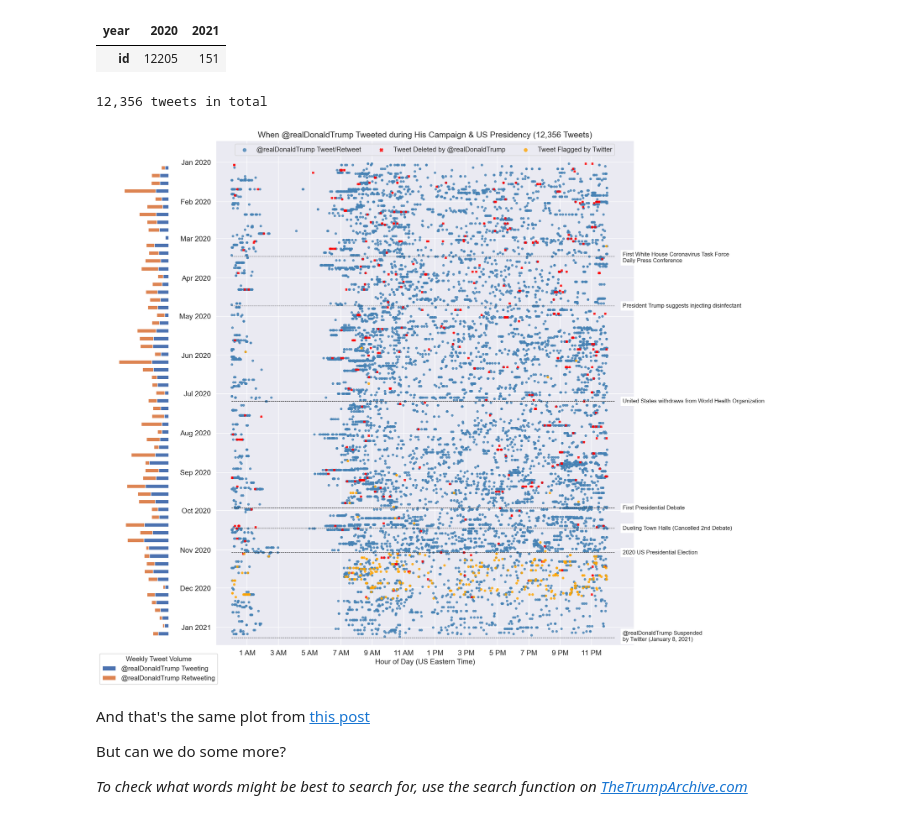
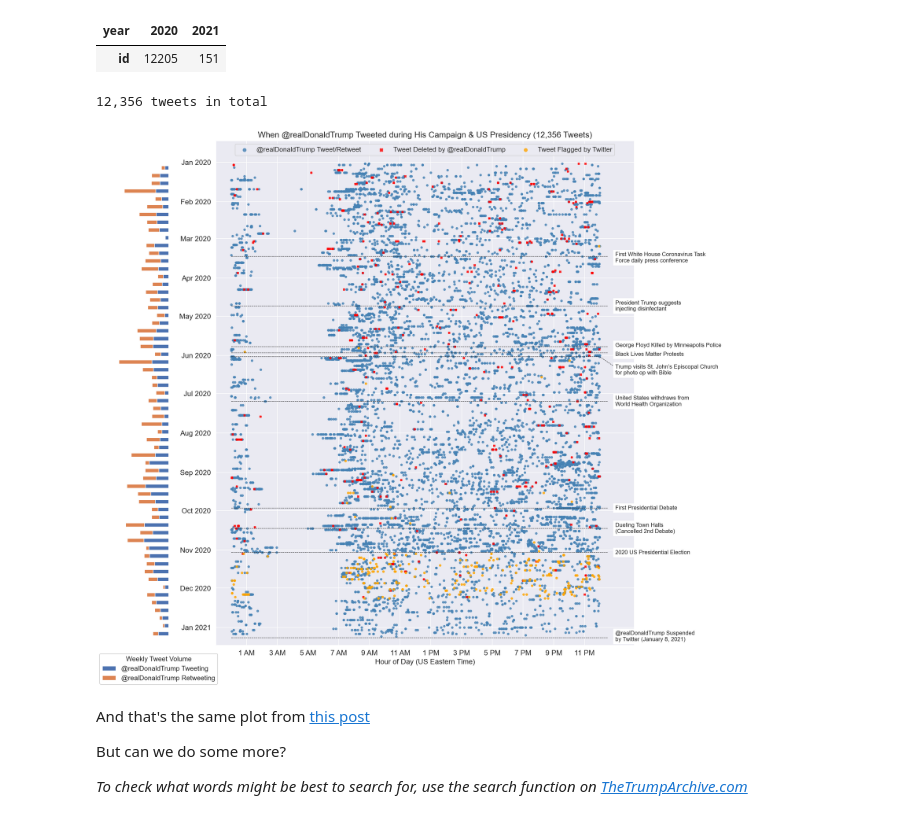
Before and after one commit to Project-EPIC/post-mortem-rdt, a Jupyter notebook: Plotting @realDonaldTrump's Tweets-2020.ipynb, the cells around one changed output. Saved outputs shown, nothing was run; the diff lists cells and outputs as text; code cells hidden in the pictures.

```diff
--- a/Plotting @realDonaldTrump's Tweets-2020.ipynb
+++ b/Plotting @realDonaldTrump's Tweets-2020.ipynb
@@ -117,28 +117,50 @@ def first_debate_2020(ax):
 
 def dueling_town_halls(ax):
     ax.text(y=date(2020,10,15), x=datetime(2000,1,2,1,0,0), va='center', backgroundcolor='white',
-            s="Dueling Town Halls (Cancelled 2nd Debate)", fontsize=11)
+            s="Dueling Town Halls\n(Cancelled 2nd Debate)", fontsize=11)
     ax.hlines( y    = date(2020,10,15), color= 'k', linestyle="--", linewidth=0.75,
                xmin = datetime(2000,1,1, 0, 0, 0), xmax = datetime(2000,1,2,0,30,0))
 
 def first_task_force_presser(ax):
     ax.text(y=date(2020,3,16), x=datetime(2000,1,2,1,0,0), va='center', backgroundcolor='white',
-            s="First White House Coronavirus Task Force\nDaily Press Conference", fontsize=11)
+            s="First White House Coronavirus Task\nForce daily press conference", fontsize=11)
     ax.hlines( y    = date(2020,3,15), color= 'k', linestyle="--", linewidth=0.75,
                xmin = datetime(2000,1,1, 0, 0, 0), xmax = datetime(2000,1,2,0,30,0))
 
 def bleach_comment(ax):
     ax.text(y=date(2020,4,23), x=datetime(2000,1,2,1,0,0), va='center', backgroundcolor='white',
-            s="President Trump suggests injecting disinfectant", fontsize=11)
+            s="President Trump suggests\ninjecting disinfectant", fontsize=11)
     ax.hlines( y    = date(2020,4,23), color= 'k', linestyle="--", linewidth=0.75,
                xmin = datetime(2000,1,1, 0, 0, 0), xmax = datetime(2000,1,2,0,30,0))
 
-# May 27, 2020 4:11 PM MDT 100,000 dead?
+def trump_visits_church(ax):
+    ax.hlines( y    = date(2020,6,2), color= 'k', linestyle="--", linewidth=0.75,
+               xmin = datetime(2000,1,1, 0, 0, 0), xmax = datetime(2000,1,2,0,0,0))
+
+    ax.plot([datetime(2000,1,2,0,0,0), datetime(2000,1,2,0,59,0)],
+            [date(2020,6,2), date(2020,6,10)], color='k', linestyle='--', linewidth=0.75)
+
+    ax.text(y=date(2020,6,8), x=datetime(2000,1,2,1,0,0), va='top', backgroundcolor='white',
+            s="Trump visits St. John’s Episcopal Church\nfor photo op with Bible", fontsize=11)
+
 
 def withdraw_from_WHO(ax):
     ax.text(y=date(2020,7,7), x=datetime(2000,1,2,1,0,0), va='center', backgroundcolor='white',
-            s="United States withdraws from World Health Organization", fontsize=11)
+            s="United States withdraws from\nWorld Health Organization", fontsize=11)
     ax.hlines( y    = date(2020,7,7), color= 'k', linestyle="--", linewidth=0.75,
+               xmin = datetime(2000,1,1, 0, 0, 0), xmax = datetime(2000,1,2,0,30,0))
+
+def george_floyd(ax):
+    ax.text(y=date(2020,5,24), x=datetime(2000,1,2,1,0,0), va='center', backgroundcolor='white',
+            s="George Floyd Killed by Minneapolis Police", fontsize=11)
+    ax.hlines( y    = date(2020,5,25), color= 'k', linestyle="--", linewidth=0.75,
+               xmin = datetime(2000,1,1, 0, 0, 0), xmax = datetime(2000,1,2,0,30,0))
+
+
+def blm(ax):
+    ax.text(y=date(2020,5,31), x=datetime(2000,1,2,1,0,0), va='center', backgroundcolor='white',
+            s="Black Lives Matter Protests", fontsize=11)
+    ax.hlines( y    = date(2020,5,30), color= 'k', linestyle="--", linewidth=0.75,
                xmin = datetime(2000,1,1, 0, 0, 0), xmax = datetime(2000,1,2,0,30,0))
 
 def suspended(ax):
@@ -176,6 +198,9 @@ dueling_town_halls(ax)
 first_debate_2020(ax)
 election_2020(ax)
 withdraw_from_WHO(ax)
+trump_visits_church(ax)
+george_floyd(ax)
+blm(ax)
 suspended(ax)
 
 ax.invert_yaxis()
@@ -183,34 +208,34 @@ ax2.invert_yaxis()
 
 ax.set_ylim( date(2021,1,15), date(2019,12,15))
 ax2.set_ylim(date(2021,1,15), date(2019,12,15))
 
 # Set the axis labels
 ax.yaxis.set_major_locator(mdates.MonthLocator())
 ax.yaxis.set_major_formatter(mdates.DateFormatter("%b %Y", tz=None));
 
 ax.set_xticks(np.arange(datetime(2000,1,1,1,0,0), datetime(2000,1,1,23,55,59), timedelta(hours=2)))
 ax.xaxis.set_major_formatter(mdates.DateFormatter("%-I %p", tz=None));
 
 ax.set_xlim(datetime(1999,12,31, 23, 0, 0))
 
 ax.tick_params(labelsize=14)
 
 # Need to make the dots bigger in the legend
 lgnd = ax.legend(ncol=4, fontsize=13, loc='upper center')
 #change the marker size manually
 for handle in lgnd.legendHandles:
     handle._sizes = [40]
 
 ax.set_title("When @realDonaldTrump Tweeted during His Campaign & US Presidency ({:,} Tweets)".format(len(_slice)),
              fontsize=16)
 ax.set_ylabel(None); ax.set_xlabel("Hour of Day (US Eastern Time)", fontsize=14);
 
 print("{:,} tweets in total".format(len(_slice)))
 
 add_weekly_volume(ax2)
 # %% [output]
 12,356 tweets in total
-[figure, old version]
+[figure, new version]
 # %% [markdown]
 And that's the same plot from [this post](https://post-mortem-realdonaldtrump.medium.com/post-mortem-of-realdonaldtrump-an-introduction-b98a5764437d)
 
```
Also changed, not shown: parts of 8 cells of this notebook.
